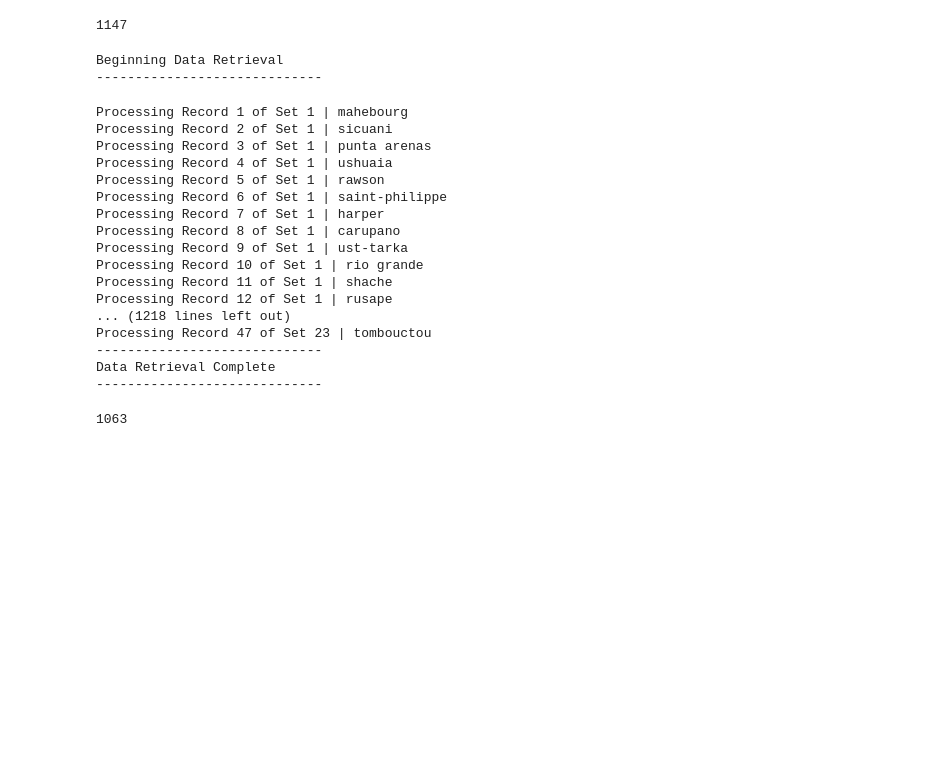
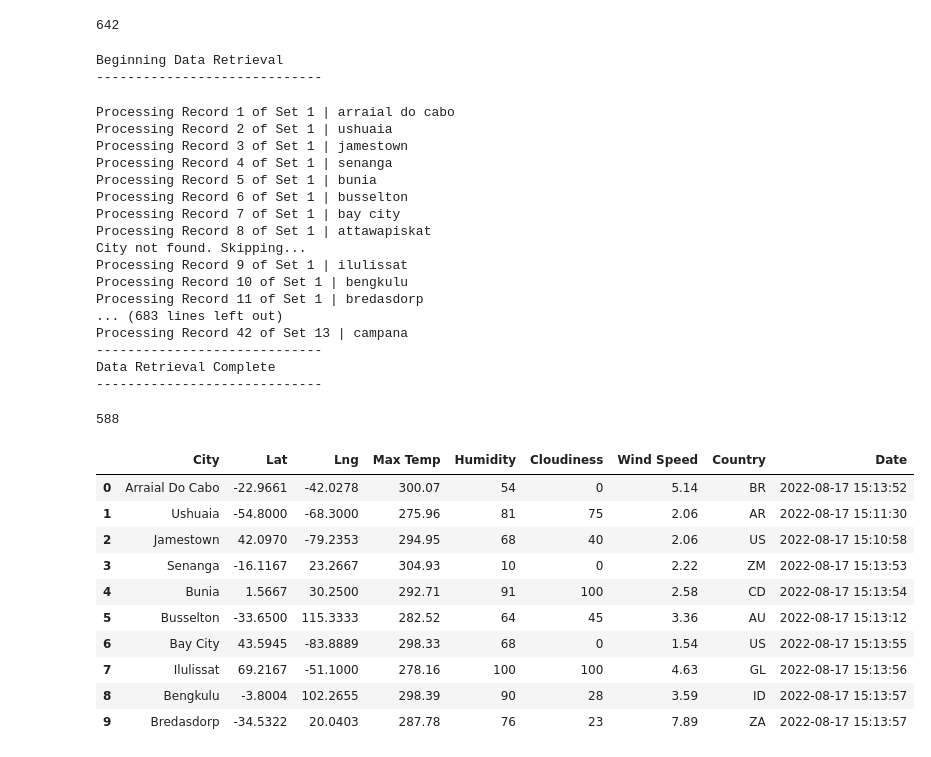
Before and after one commit to 27B9rton/World_Weather_Analysis, a Jupyter notebook: WeatherPy.ipynb, the cells around one changed output. Drawn from its saved outputs; the diff is of its cells as text; code cells hidden in the pictures; blank space fills up the shorter version.

```diff
--- a/WeatherPy.ipynb
+++ b/WeatherPy.ipynb
@@ -9,8 +9,8 @@ import time
 from datetime import datetime
 # %%
 # Create zip tuple list of coordinates and url with api key
-lats = np.random.uniform(-90.000, 90.000, size=3500)
-longs = np.random.uniform(-90.000, 90.000, size=3500)
+lats = np.random.uniform(-90.000, 90.000, size=1500)
+longs = np.random.uniform(-90.000, 90.000, size=1500)
 lat_lngs = zip(lats,longs)
 url = "https://api.openweathermap.org/data/2.5/weather?lat={lat}&lon={lon}&appid=" + weather_api_key
 # %%
@@ -26,7 +26,7 @@ for coordinate in lat_lngs:
         cities.append(city)
 len(cities)
 # %% [output]
-1147
+642
 # %%
 # Create an empty list to hold the weather data.
 city_data = []
@@ -91,24 +91,40 @@ print("-----------------------------")
 print("Data Retrieval Complete      ")
 print("-----------------------------")
 # %% [output]
-Processing Record 1 of Set 1 | mahebourg
-Processing Record 2 of Set 1 | sicuani
-Processing Record 3 of Set 1 | punta arenas
-Processing Record 4 of Set 1 | ushuaia
-Processing Record 5 of Set 1 | rawson
-Processing Record 6 of Set 1 | saint-philippe
-Processing Record 7 of Set 1 | harper
-Processing Record 8 of Set 1 | carupano
-Processing Record 9 of Set 1 | ust-tarka
-Processing Record 10 of Set 1 | rio grande
-Processing Record 11 of Set 1 | shache
-Processing Record 12 of Set 1 | rusape
-... (1218 lines left out)
-Processing Record 47 of Set 23 | tombouctou
+Processing Record 1 of Set 1 | arraial do cabo
+Processing Record 2 of Set 1 | ushuaia
+Processing Record 3 of Set 1 | jamestown
+Processing Record 4 of Set 1 | senanga
+Processing Record 5 of Set 1 | bunia
+Processing Record 6 of Set 1 | busselton
+Processing Record 7 of Set 1 | bay city
+Processing Record 8 of Set 1 | attawapiskat
+City not found. Skipping...
+Processing Record 9 of Set 1 | ilulissat
+Processing Record 10 of Set 1 | bengkulu
+Processing Record 11 of Set 1 | bredasdorp
+... (683 lines left out)
+Processing Record 42 of Set 13 | campana
 -----------------------------
 Data Retrieval Complete
 -----------------------------
 # %%
 len(city_data)
 # %% [output]
-1063
+588
+# %%
+#Turn data into dataframe
+city_data_df = pd.DataFrame(city_data)
+city_data_df.head(10)
+# %% [output]
+|  | City | Lat | Lng | Max Temp | Humidity | Cloudiness | Wind Speed | Country | Date |
+| 0 | Arraial Do Cabo | -22.9661 | -42.0278 | 300.07 | 54 | 0 | 5.14 | BR | 2022-08-17 15:13:52 |
+| 1 | Ushuaia | -54.8000 | -68.3000 | 275.96 | 81 | 75 | 2.06 | AR | 2022-08-17 15:11:30 |
+| 2 | Jamestown | 42.0970 | -79.2353 | 294.95 | 68 | 40 | 2.06 | US | 2022-08-17 15:10:58 |
+| 3 | Senanga | -16.1167 | 23.2667 | 304.93 | 10 | 0 | 2.22 | ZM | 2022-08-17 15:13:53 |
+| 4 | Bunia | 1.5667 | 30.2500 | 292.71 | 91 | 100 | 2.58 | CD | 2022-08-17 15:13:54 |
+| 5 | Busselton | -33.6500 | 115.3333 | 282.52 | 64 | 45 | 3.36 | AU | 2022-08-17 15:13:12 |
+| 6 | Bay City | 43.5945 | -83.8889 | 298.33 | 68 | 0 | 1.54 | US | 2022-08-17 15:13:55 |
+| 7 | Ilulissat | 69.2167 | -51.1000 | 278.16 | 100 | 100 | 4.63 | GL | 2022-08-17 15:13:56 |
+| 8 | Bengkulu | -3.8004 | 102.2655 | 298.39 | 90 | 28 | 3.59 | ID | 2022-08-17 15:13:57 |
+| 9 | Bredasdorp | -34.5322 | 20.0403 | 287.78 | 76 | 23 | 7.89 | ZA | 2022-08-17 15:13:57 |
```
Also changed, not shown: parts of 2 cells of this notebook, 1 other file.
